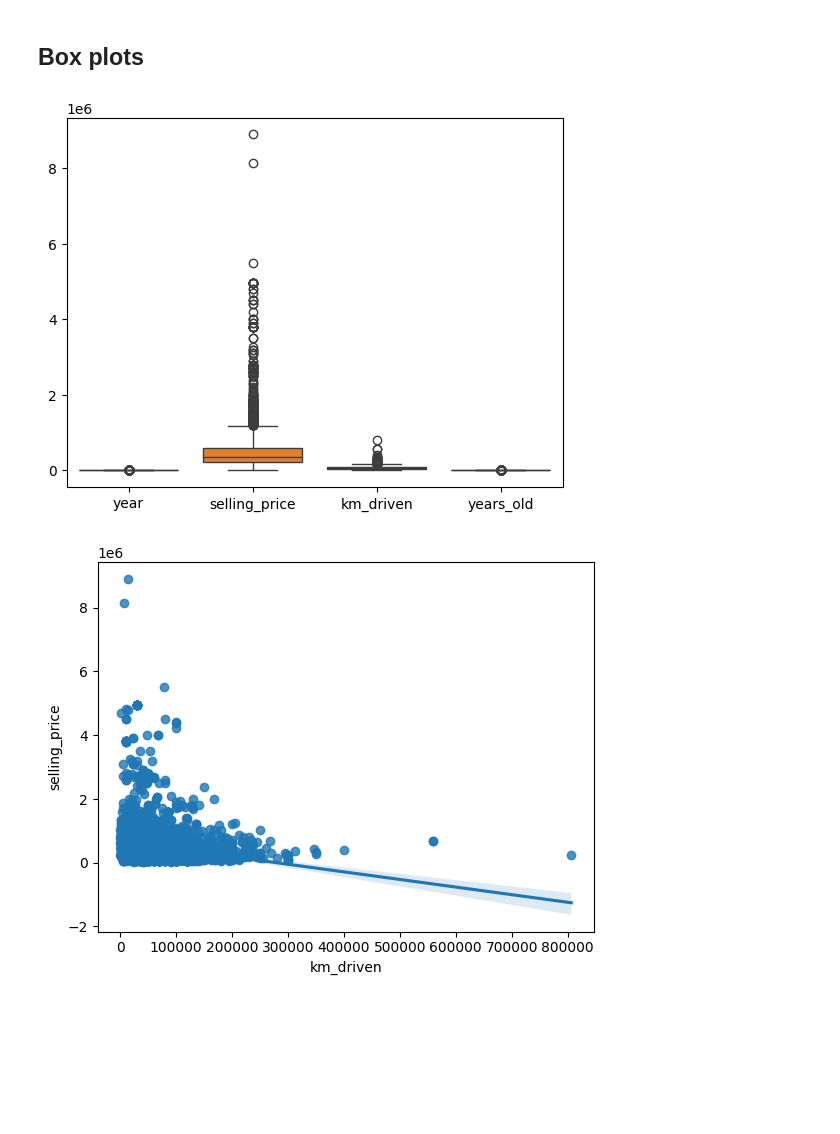
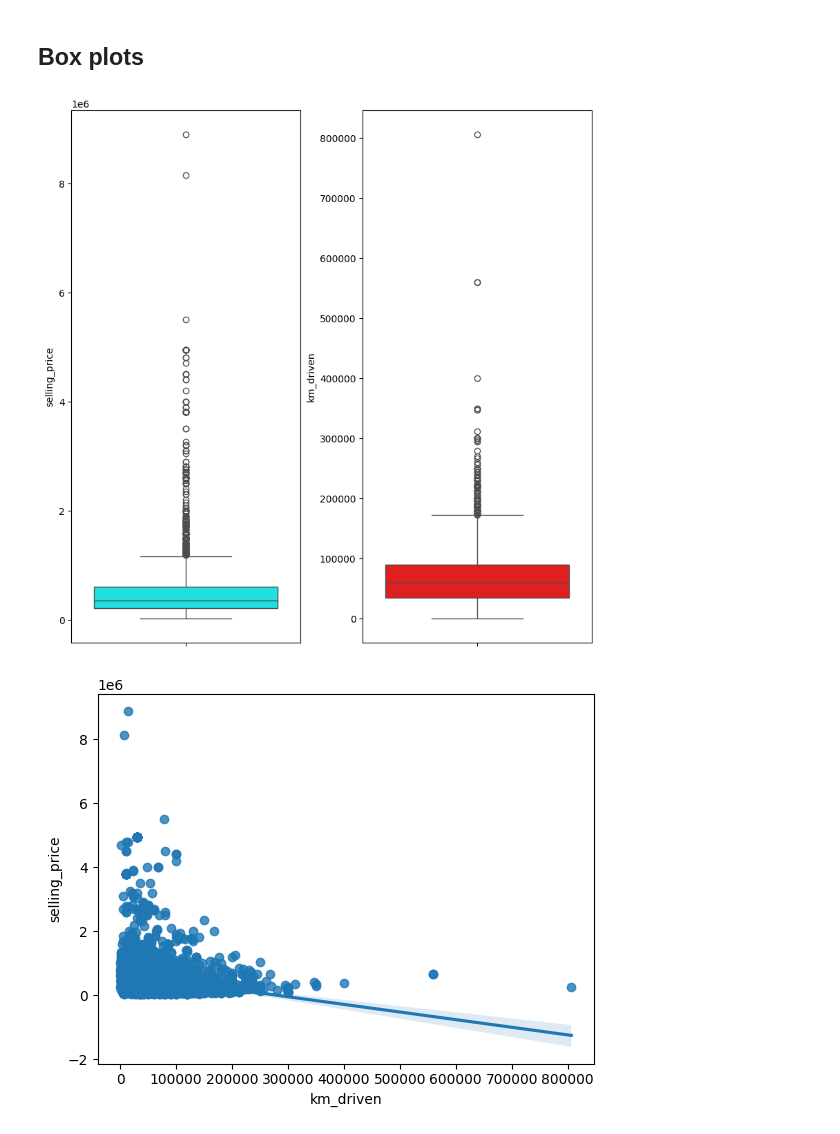
Before and after one commit to sameervk/OpenDataScienceSandbox, a Jupyter notebook: QuantileRegression/QuantileRegression_nb1.ipynb, the cells around one changed output. Cells and saved outputs as stored; diff of their text form; code cells hidden in the pictures; blank space fills up the shorter version.

```diff
--- a/QuantileRegression/QuantileRegression_nb1.ipynb
+++ b/QuantileRegression/QuantileRegression_nb1.ipynb
@@ -62,10 +62,12 @@ df['name'].nunique()
 # %% [markdown]
 ## Box plots
 # %%
-sns.boxplot(df)
+fig, ax = plt.subplots(1,2, figsize=(8,8), constrained_layout=True)
+sns.boxplot(df['selling_price'], ax=ax[0], color = 'cyan')
+sns.boxplot(df['km_driven'], ax=ax[1], color='red')
 plt.show()
 # %% [output]
-[figure, old version]
+[figure, new version]
 # %%
 sns.regplot(x="km_driven", y="selling_price", data=df, y_jitter=10000)
 plt.show()
```
Also changed, not shown: parts of 44 cells of this notebook.
